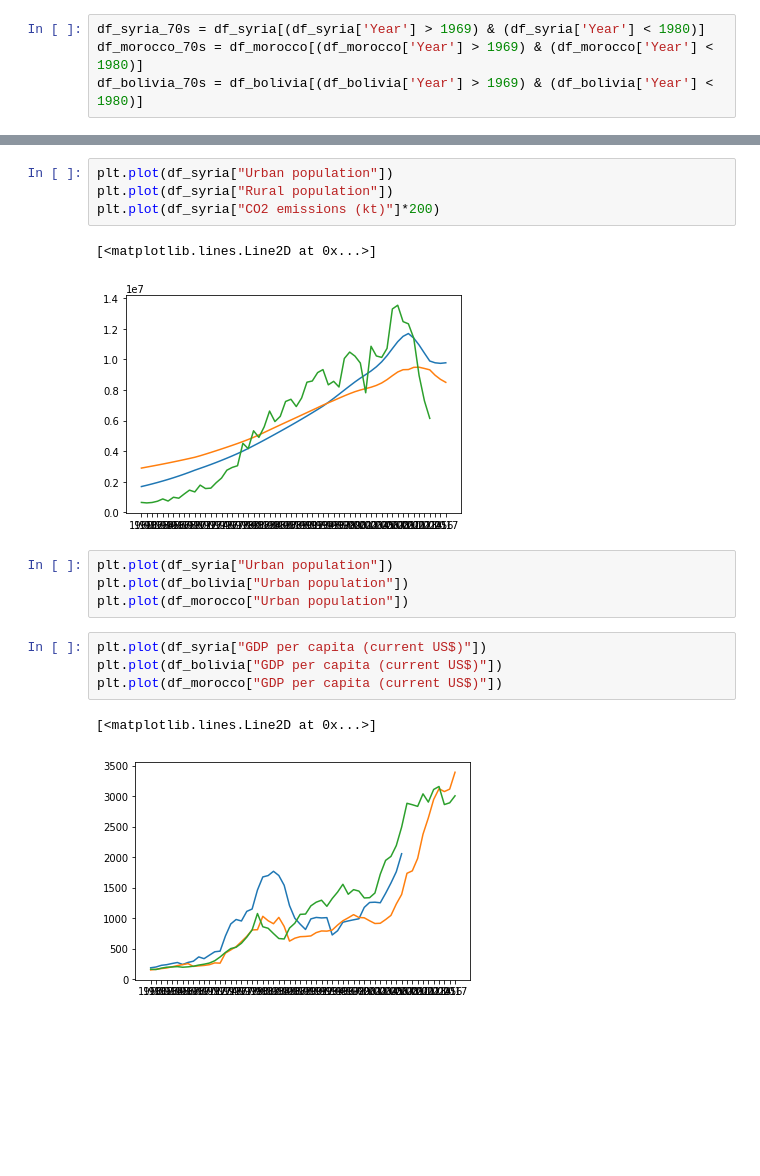
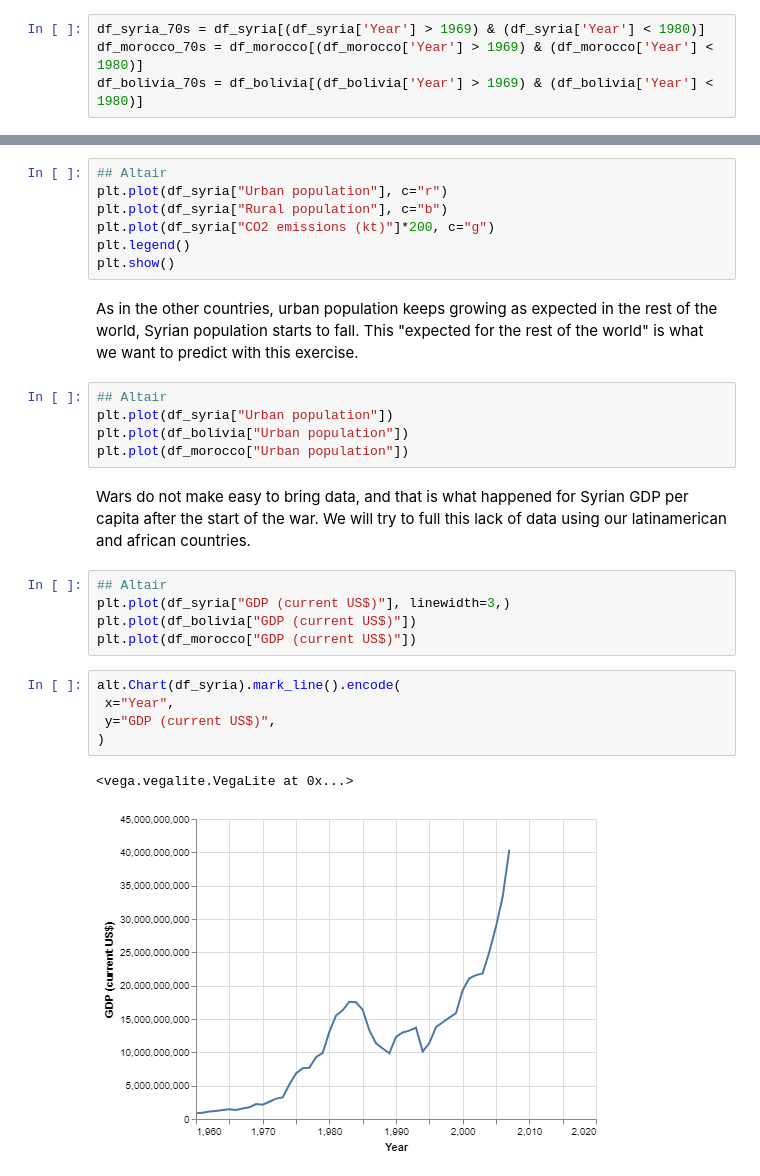
Before and after one commit to VicenteMolina/what-would-have-happened-if, a Jupyter notebook: Data_treatment.ipynb, the cells around one changed output, grey strips where cells are left out. Saved outputs shown, nothing was run; the diff lists cells and outputs as text; blank space fills up the shorter version.

```diff
--- a/Data_treatment.ipynb
+++ b/Data_treatment.ipynb
@@ -145,18 +194,29 @@ df_syria["Urban population"].plot.line(x="Year")
 # %%
-plt.plot(df_syria["Urban population"])
-plt.plot(df_syria["Rural population"])
-plt.plot(df_syria["CO2 emissions (kt)"]*200)
+## Altair
+plt.plot(df_syria["Urban population"], c="r")
+plt.plot(df_syria["Rural population"], c="b")
+plt.plot(df_syria["CO2 emissions (kt)"]*200, c="g")
+plt.legend()
+plt.show()
-# %% [output]
-[<matplotlib.lines.Line2D at 0x...>]
-[figure, removed]
+# %% [markdown]
+As in the other countries, urban population keeps growing as expected in the rest of the world, Syrian population starts to fall. This "expected for the rest of the world" is what we want to predict with this exercise.
 # %%
+## Altair
 plt.plot(df_syria["Urban population"])
 plt.plot(df_bolivia["Urban population"])
 plt.plot(df_morocco["Urban population"])
+# %% [markdown]
+Wars do not make easy to bring data, and that is what happened for Syrian GDP per capita after the start of the war. We will try to full this lack of data using our latinamerican and african countries.
 # %%
-plt.plot(df_syria["GDP per capita (current US$)"])
-plt.plot(df_bolivia["GDP per capita (current US$)"])
-plt.plot(df_morocco["GDP per capita (current US$)"])
+## Altair
+plt.plot(df_syria["GDP (current US$)"], linewidth=3,)
+plt.plot(df_bolivia["GDP (current US$)"])
+plt.plot(df_morocco["GDP (current US$)"])
-# %% [output]
-[<matplotlib.lines.Line2D at 0x...>]
-[figure, removed]
+# %%
+alt.Chart(df_syria).mark_line().encode(
+ x="Year",
+ y="GDP (current US$)",
+)
+# %% [output]
+<vega.vegalite.VegaLite at 0x...>
+[figure, added]
```
Also changed, not shown: parts of 28 cells of this notebook.
